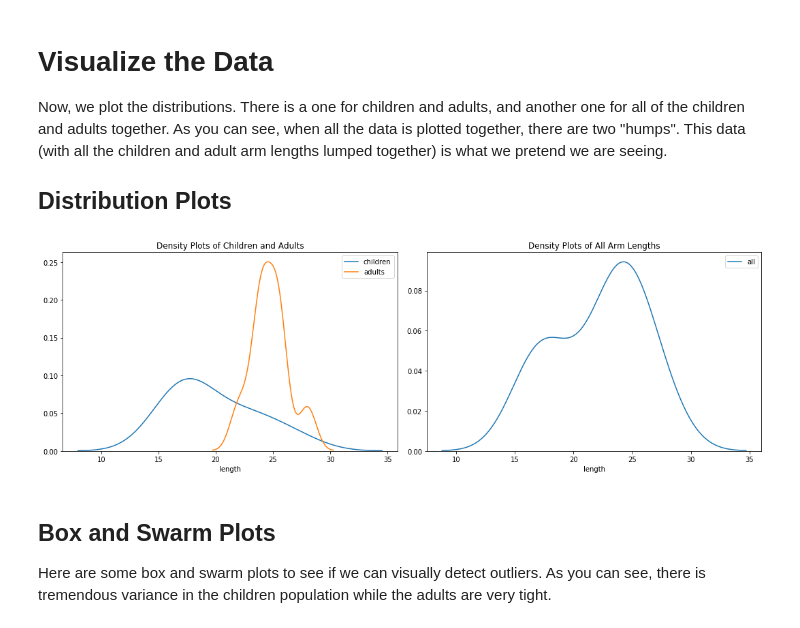
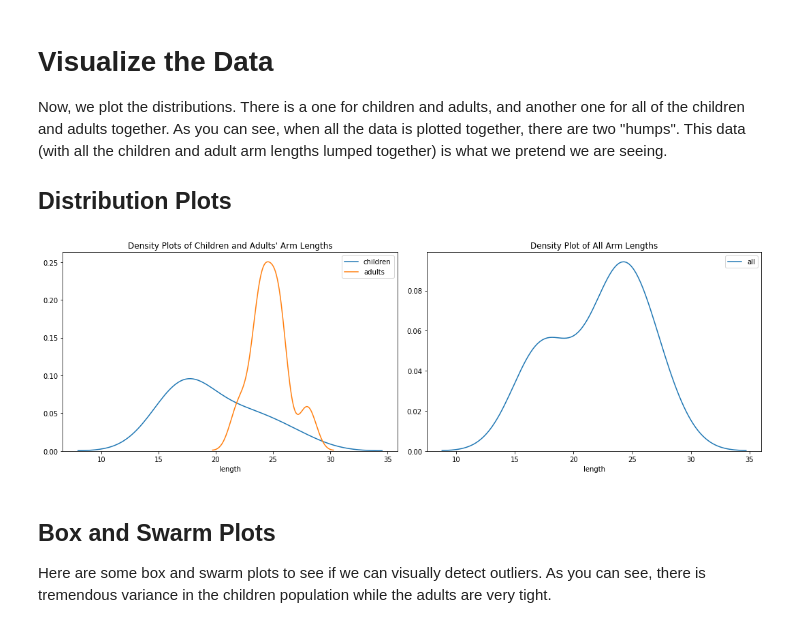
Before and after one commit to oneoffcoder/jupyter, a Jupyter notebook: data-science/gmm.ipynb, the cells around one changed output. Drawn from its saved outputs; the diff is of its cells as text; code cells hidden in the pictures.

```diff
--- a/data-science/gmm.ipynb
+++ b/data-science/gmm.ipynb
@@ -64,19 +64,19 @@ Now, we plot the distributions. There is a one for children and adults, and anot
 # %%
 %matplotlib inline
 import seaborn as sns
 import matplotlib.pyplot as plt
 
 fig, (ax1, ax2) = plt.subplots(1, 2, figsize=(15, 5))
 
 sns.distplot(df[df['label'] == 0]['length'], label='children', hist=False, ax=ax1)
 sns.distplot(df[df['label'] == 1]['length'], label='adults', hist=False, ax=ax1)
 sns.distplot(df['length'], label='all', hist=False, ax=ax2)
-ax1.set_title('Density Plots of Children and Adults')
-ax2.set_title('Density Plots of All Arm Lengths')
+ax1.set_title('Density Plots of Children and Adults\' Arm Lengths')
+ax2.set_title('Density Plot of All Arm Lengths')
 
 plt.tight_layout()
 # %% [output]
-[figure, old version]
+[figure, new version]
 # %% [markdown]
 ## Box and Swarm Plots
 
```
